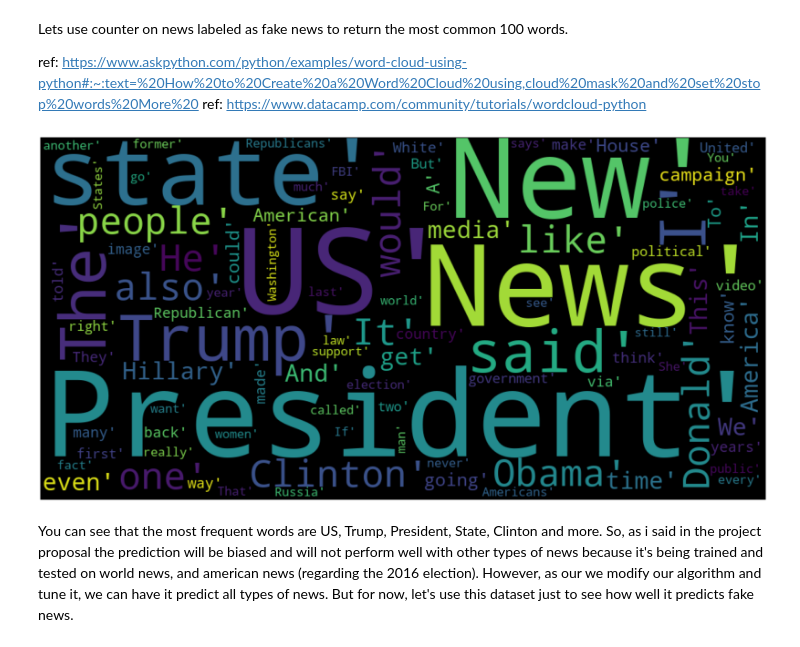
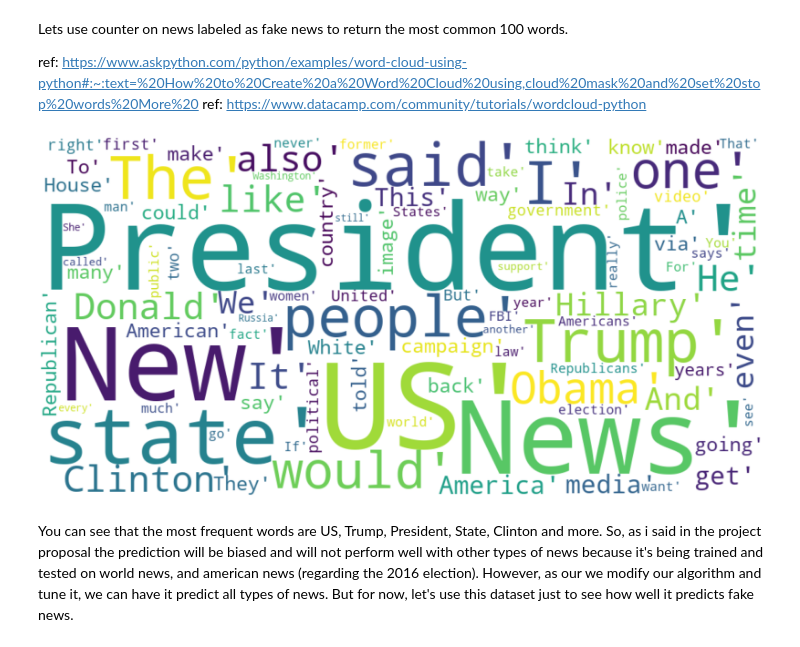
Before and after one commit to louiskareem/fake_news_prediction, a Jupyter notebook: news_prediction_v3.ipynb, the cells around one changed output. Saved outputs shown, nothing was run; the diff lists cells and outputs as text; code cells hidden in the pictures.

```diff
--- a/news_prediction_v3.ipynb
+++ b/news_prediction_v3.ipynb
@@ -348,14 +348,14 @@ ref: https://www.askpython.com/python/examples/word-cloud-using-python#:~:text=%
 ref: https://www.datacamp.com/community/tutorials/wordcloud-python
 # %%
 text = Counter(" ".join(newsData[newsData['label'] == 'fake']['news']).split()).most_common(100)
-wordcloud = WordCloud(width=1000, height=500, background_color = 'black', stopwords = stop_words).generate(str(text))
+wordcloud = WordCloud(width=1000, height=500, background_color = 'white', stopwords = stop_words).generate(str(text))
 
 fig, ax = plt.subplots(figsize=(40,40))
 plt.imshow( wordcloud, interpolation = 'bilinear')
 plt.axis('off')
 plt.show()
 # %% [output]
-[figure, old version]
+[figure, new version]
 # %% [markdown]
 You can see that the most frequent words are US, Trump, President, State, Clinton and more. So, as i said in the project proposal the prediction will be biased and will not perform well with other types of news because it's being trained and tested on world news, and american news (regarding the 2016 election).
 However, as our we modify our algorithm and tune it, we can have it predict all types of news. But for now, let's use this dataset just to see how well it predicts fake news.
```
Also changed, not shown: parts of 1 cell of this notebook, 8 other files.
